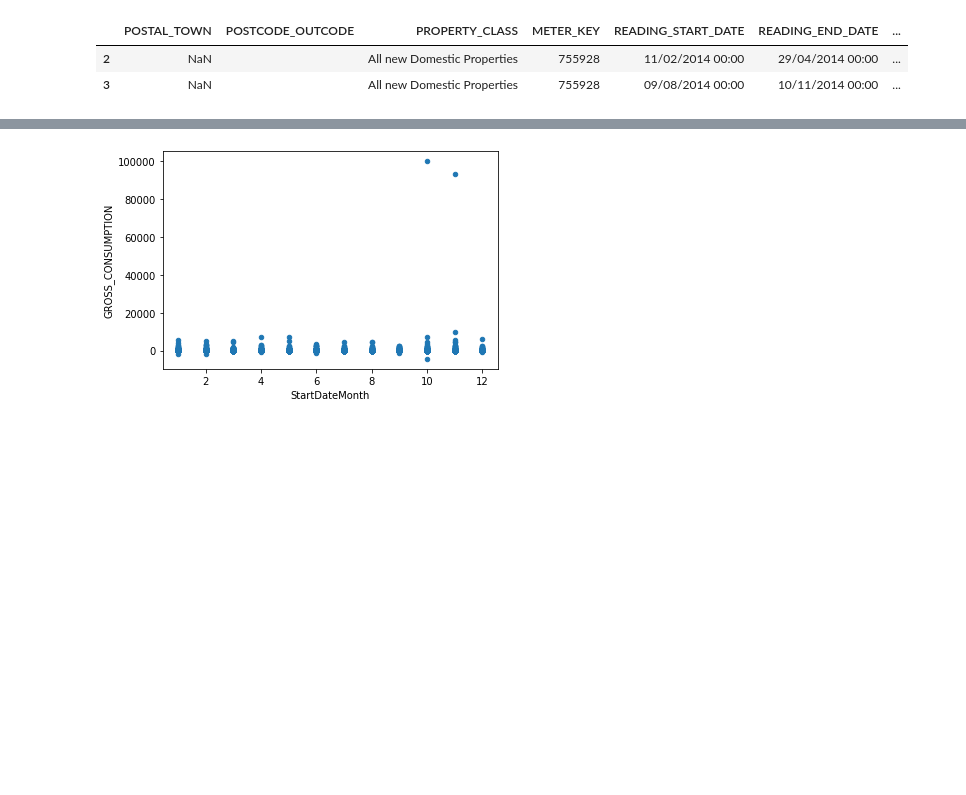
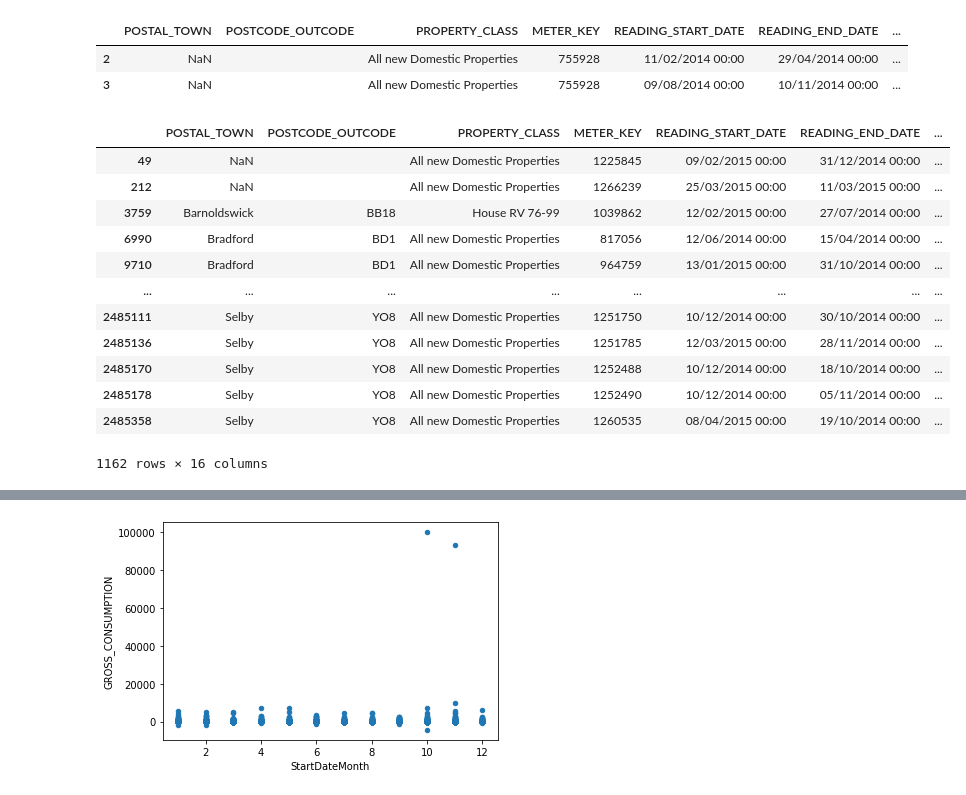
Before and after one commit to wiem-azzabi/Smart_Meter, a Jupyter notebook: synthetic-data.ipynb, the cells around one changed output, grey strips where cells are left out. Drawn from its saved outputs; the diff is of its cells as text; code cells hidden in the pictures; blank space fills up the shorter version.

```diff
--- a/synthetic-data.ipynb
+++ b/synthetic-data.ipynb
@@ -266,6 +259,22 @@ df3
 |  | POSTAL_TOWN | POSTCODE_OUTCODE | PROPERTY_CLASS | METER_KEY | READING_START_DATE | READING_END_DATE | ... |
 | 2 | NaN |  | All new Domestic Properties | 755928 | 11/02/2014 00:00 | 29/04/2014 00:00 | ... |
 | 3 | NaN |  | All new Domestic Properties | 755928 | 09/08/2014 00:00 | 10/11/2014 00:00 | ... |
+# %%
+df[df["GROSS_CONSUMPTION"]<0]
+# %% [output]
+|  | POSTAL_TOWN | POSTCODE_OUTCODE | PROPERTY_CLASS | METER_KEY | READING_START_DATE | READING_END_DATE | ... |
+| 49 | NaN |  | All new Domestic Properties | 1225845 | 09/02/2015 00:00 | 31/12/2014 00:00 | ... |
+| 212 | NaN |  | All new Domestic Properties | 1266239 | 25/03/2015 00:00 | 11/03/2015 00:00 | ... |
+| 3759 | Barnoldswick | BB18 | House RV 76-99 | 1039862 | 12/02/2015 00:00 | 27/07/2014 00:00 | ... |
+| 6990 | Bradford | BD1 | All new Domestic Properties | 817056 | 12/06/2014 00:00 | 15/04/2014 00:00 | ... |
+| 9710 | Bradford | BD1 | All new Domestic Properties | 964759 | 13/01/2015 00:00 | 31/10/2014 00:00 | ... |
+| ... | ... | ... | ... | ... | ... | ... | ... |
+| 2485111 | Selby | YO8 | All new Domestic Properties | 1251750 | 10/12/2014 00:00 | 30/10/2014 00:00 | ... |
+| 2485136 | Selby | YO8 | All new Domestic Properties | 1251785 | 12/03/2015 00:00 | 28/11/2014 00:00 | ... |
+| 2485170 | Selby | YO8 | All new Domestic Properties | 1252488 | 10/12/2014 00:00 | 18/10/2014 00:00 | ... |
+| 2485178 | Selby | YO8 | All new Domestic Properties | 1252490 | 10/12/2014 00:00 | 05/11/2014 00:00 | ... |
+| 2485358 | Selby | YO8 | All new Domestic Properties | 1260535 | 08/04/2015 00:00 | 19/10/2014 00:00 | ... |
+1162 rows × 16 columns
 # %%
 import datetime
 # datem = datetime.datetime.strptime(df["READING_START_DATE"], "%Y-%m-%d %H:%M")
```
Also changed, not shown: parts of 9 cells of this notebook.
